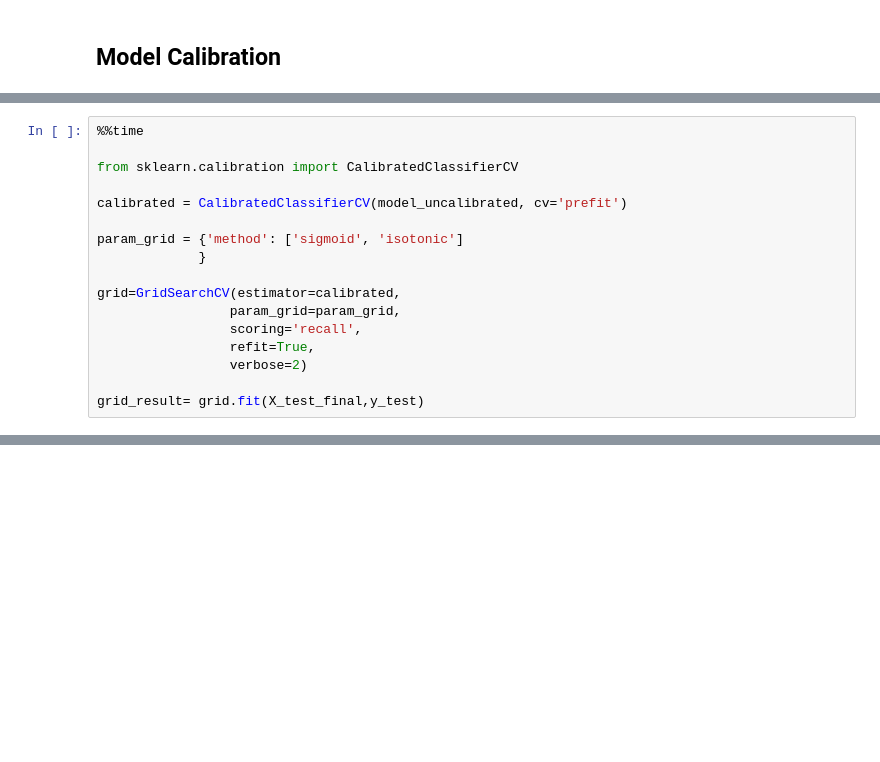
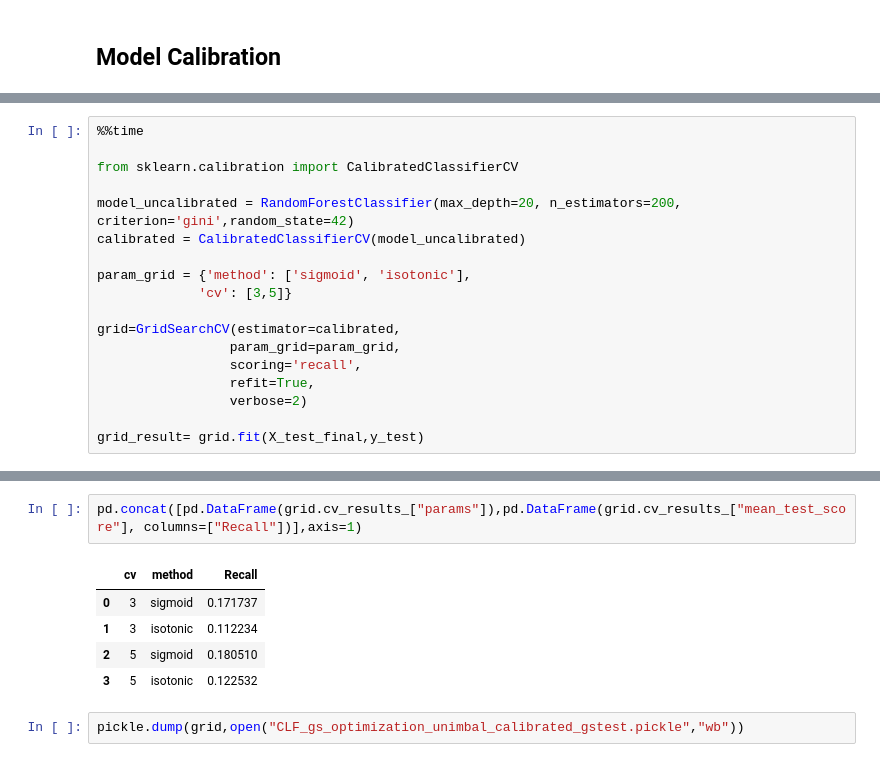
Before and after one commit to Laurajmoreno/ML_and_CRO, a Jupyter notebook: CLASSIFICATION_OPTIMIZATION_AND_GS_Random-Forest-with-fulldata-no-carrito-pedido .ipynb, the cells around one changed output, grey strips where cells are left out. Drawn from its saved outputs; the diff is of its cells as text; blank space fills up the shorter version.

```diff
--- a/CLASSIFICATION_OPTIMIZATION_AND_GS_Random-Forest-with-fulldata-no-carrito-pedido .ipynb
+++ b/CLASSIFICATION_OPTIMIZATION_AND_GS_Random-Forest-with-fulldata-no-carrito-pedido .ipynb
@@ -3667,10 +3787,11 @@ clrf_cm
 
 from sklearn.calibration import CalibratedClassifierCV
 
-calibrated = CalibratedClassifierCV(model_uncalibrated, cv='prefit')
+model_uncalibrated = RandomForestClassifier(max_depth=20, n_estimators=200, criterion='gini',random_state=42)
+calibrated = CalibratedClassifierCV(model_uncalibrated)
 
-param_grid = {'method': ['sigmoid', 'isotonic']
-             }
+param_grid = {'method': ['sigmoid', 'isotonic'],
+             'cv': [3,5]}
 
 grid=GridSearchCV(estimator=calibrated,
                  param_grid=param_grid,
@@ -3681,0 +3856,10 @@ grid_result= grid.fit(X_test_final,y_test)
+# %%
+pd.concat([pd.DataFrame(grid.cv_results_["params"]),pd.DataFrame(grid.cv_results_["mean_test_score"], columns=["Recall"])],axis=1)
+# %% [output]
+|  | cv | method | Recall |
+| 0 | 3 | sigmoid | 0.171737 |
+| 1 | 3 | isotonic | 0.112234 |
+| 2 | 5 | sigmoid | 0.180510 |
+| 3 | 5 | isotonic | 0.122532 |
+# %%
+pickle.dump(grid,open("CLF_gs_optimization_unimbal_calibrated_gstest.pickle","wb"))
```
Also changed, not shown: parts of 20 cells of this notebook.
